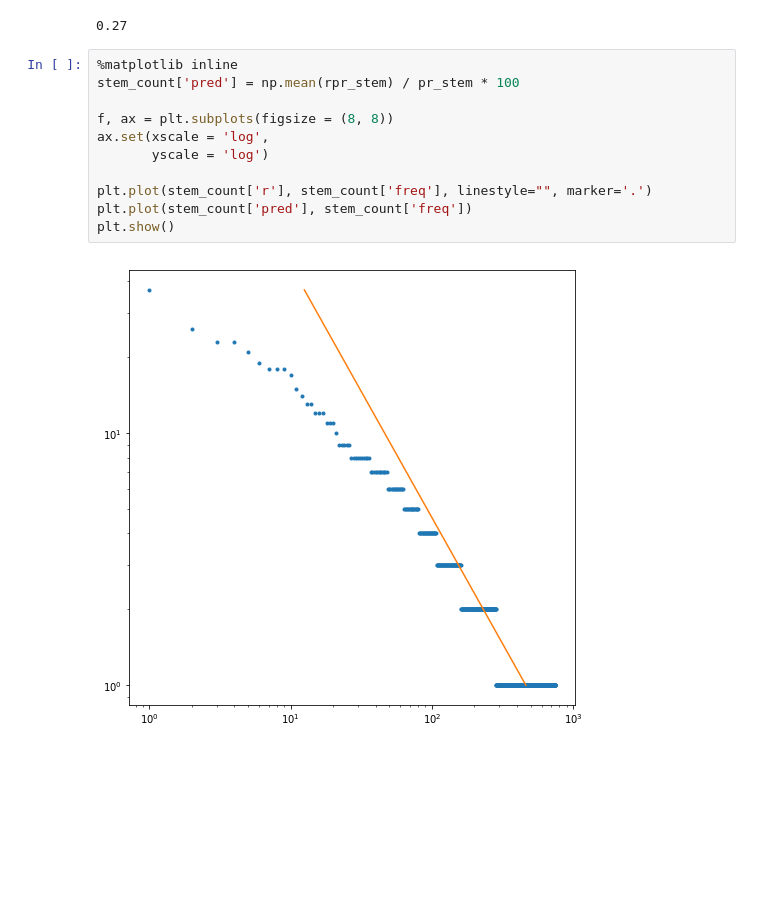
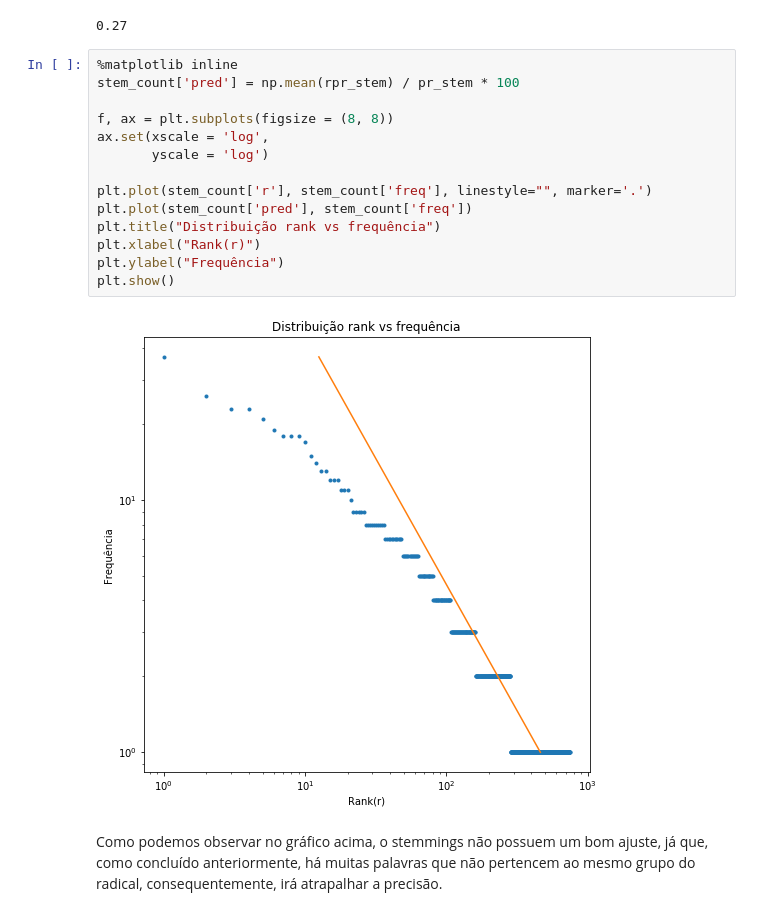
Before and after one commit to ivynasantino/mineracao-de-dados, a Jupyter notebook: 02-processamento_de_texto/reports/stemmig_tokenization.ipynb, the cells around one changed output. Saved outputs shown, nothing was run; the diff lists cells and outputs as text; blank space fills up the shorter version.

```diff
--- a/02-processamento_de_texto/reports/stemmig_tokenization.ipynb
+++ b/02-processamento_de_texto/reports/stemmig_tokenization.ipynb
@@ -224,13 +207,18 @@ c
 # %%
 %matplotlib inline
 stem_count['pred'] = np.mean(rpr_stem) / pr_stem * 100
 
 f, ax = plt.subplots(figsize = (8, 8))
 ax.set(xscale = 'log',
        yscale = 'log')
 
 plt.plot(stem_count['r'], stem_count['freq'], linestyle="", marker='.')
 plt.plot(stem_count['pred'], stem_count['freq'])
+plt.title("Distribuição rank vs frequência")
+plt.xlabel("Rank(r)")
+plt.ylabel("Frequência")
 plt.show()
 # %% [output]
-[figure, old version]
+[figure, new version]
+# %% [markdown]
+Como podemos observar no gráfico acima, o stemmings não possuem um bom ajuste, já que, como concluído anteriormente, há muitas palavras que não pertencem ao mesmo grupo do radical, consequentemente, irá atrapalhar a precisão.
```
Also changed, not shown: parts of 2 cells of this notebook.
